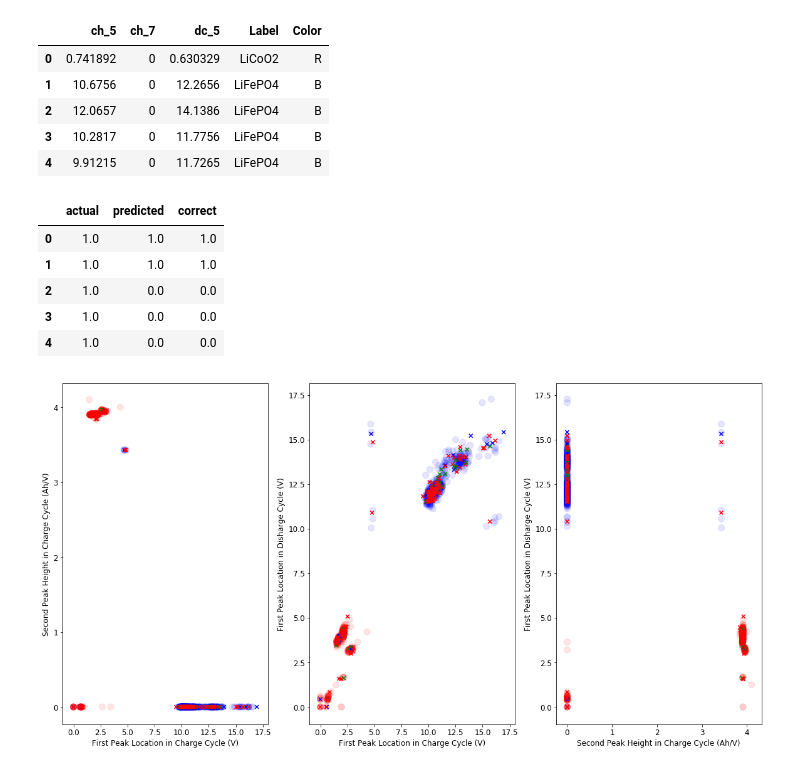
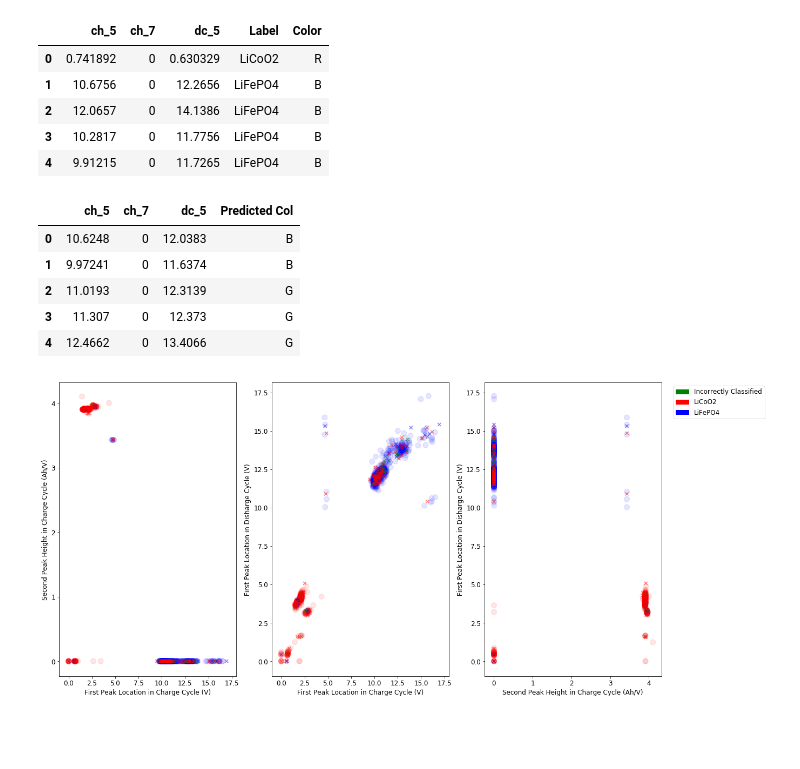
Before and after one commit to nicolet5/DiffCapAnalyzer, a Jupyter notebook: examples/ML.ipynb, the cells around one changed output. Drawn from its saved outputs; the diff is of its cells as text; code cells hidden in the pictures; blank space fills up the shorter version.

Commit message:
updated graph legend

```diff
--- a/examples/ML.ipynb
+++ b/examples/ML.ipynb
@@ -234,16 +235,6 @@ datatot.head()
 | 2 | 12.0657 | 0 | 14.1386 | LiFePO4 | B |
 | 3 | 10.2817 | 0 | 11.7756 | LiFePO4 | B |
 | 4 | 9.91215 | 0 | 11.7265 | LiFePO4 | B |
-# %%
-test_x = test[['ch_5','ch_7','dc_5']]
-test_df.head()
-# %% [output]
-|  | actual | predicted | correct |
-| 0 | 1.0 | 1.0 | 1.0 |
-| 1 | 1.0 | 1.0 | 1.0 |
-| 2 | 1.0 | 0.0 | 0.0 |
-| 3 | 1.0 | 0.0 | 0.0 |
-| 4 | 1.0 | 0.0 | 0.0 |
 # %%
 plt.rcParams.update({'font.size':12})
 
@@ -259,23 +250,41 @@ for i in range(len(test_df)):
         test_x.loc[i, ('Predicted Col')] = 'R'
     else:
         test_x.loc[i, ('Predicted Col')] = 'G'
+test_x.head()
+# %% [output]
+|  | ch_5 | ch_7 | dc_5 | Predicted Col |
+| 0 | 10.6248 | 0 | 12.0383 | B |
+| 1 | 9.97241 | 0 | 11.6374 | B |
+| 2 | 11.0193 | 0 | 12.3139 | G |
+| 3 | 11.307 | 0 | 12.373 | G |
+| 4 | 12.4662 | 0 | 13.4066 | G |
 # %%
-#incorrect predictions are shown by green x's
+#x's are test data
+#circles are training data
 
 f, (ax1, ax2,ax3) = plt.subplots(1, 3, figsize=(20, 10))
 ax1.scatter(datatot['ch_5'], datatot['ch_7'], c = datatot['Color'], alpha=0.1, s=100)
-ax1.scatter(test_x['ch_5'], test_x['ch_7'], c = test_x['Predicted Col'], marker = "x")
+ax1.scatter(test_x['ch_5'], test_x['ch_7'], c = test_x['Predicted Col'], alpha=0.5, marker = "x")
 ax1.set_xlabel('First Peak Location in Charge Cycle (V)')
 ax1.set_ylabel('Second Peak Height in Charge Cycle (Ah/V)')
 ax2.scatter(datatot['ch_5'], datatot['dc_5'], c = datatot['Color'], alpha=0.1, s=100)
-ax2.scatter(test_x['ch_5'], test_x['dc_5'], c = test_x['Predicted Col'], marker = "x")
+ax2.scatter(test_x['ch_5'], test_x['dc_5'], c = test_x['Predicted Col'], alpha=0.5, marker = "x")
 ax2.set_xlabel('First Peak Location in Charge Cycle (V)')
 ax2.set_ylabel('First Peak Location in Disharge Cycle (V)')
 ax3.scatter(datatot['ch_7'], datatot['dc_5'], c = datatot['Color'], alpha=0.1, s=100)
-ax3.scatter(test_x['ch_7'], test_x['dc_5'], c = test_x['Predicted Col'], marker = "x")
+ax3.scatter(test_x['ch_7'], test_x['dc_5'], c = test_x['Predicted Col'], marker = "x", alpha = 0.5)
 ax3.set_xlabel('Second Peak Height in Charge Cycle (Ah/V)')
 ax3.set_ylabel('First Peak Location in Disharge Cycle (V)')
 
+legend_dict = { 'Incorrectly Classified' : 'green', 'LiCoO2' : 'red', 'LiFePO4' : 'blue' }
+patchList = []
+for key in legend_dict:
+        data_key = mpatches.Patch(color=legend_dict[key], label=key)
+        patchList.append(data_key)
+
+plt.legend(handles=patchList,loc='upper right', bbox_to_anchor=(1.6, 1.0))
+plt.savefig('legend.png', bbox_inches='tight')
+
 plt.show()
 # %% [output]
-[figure, old version]
+[figure, new version]
```
Also changed, not shown: parts of 2 cells of this notebook.
